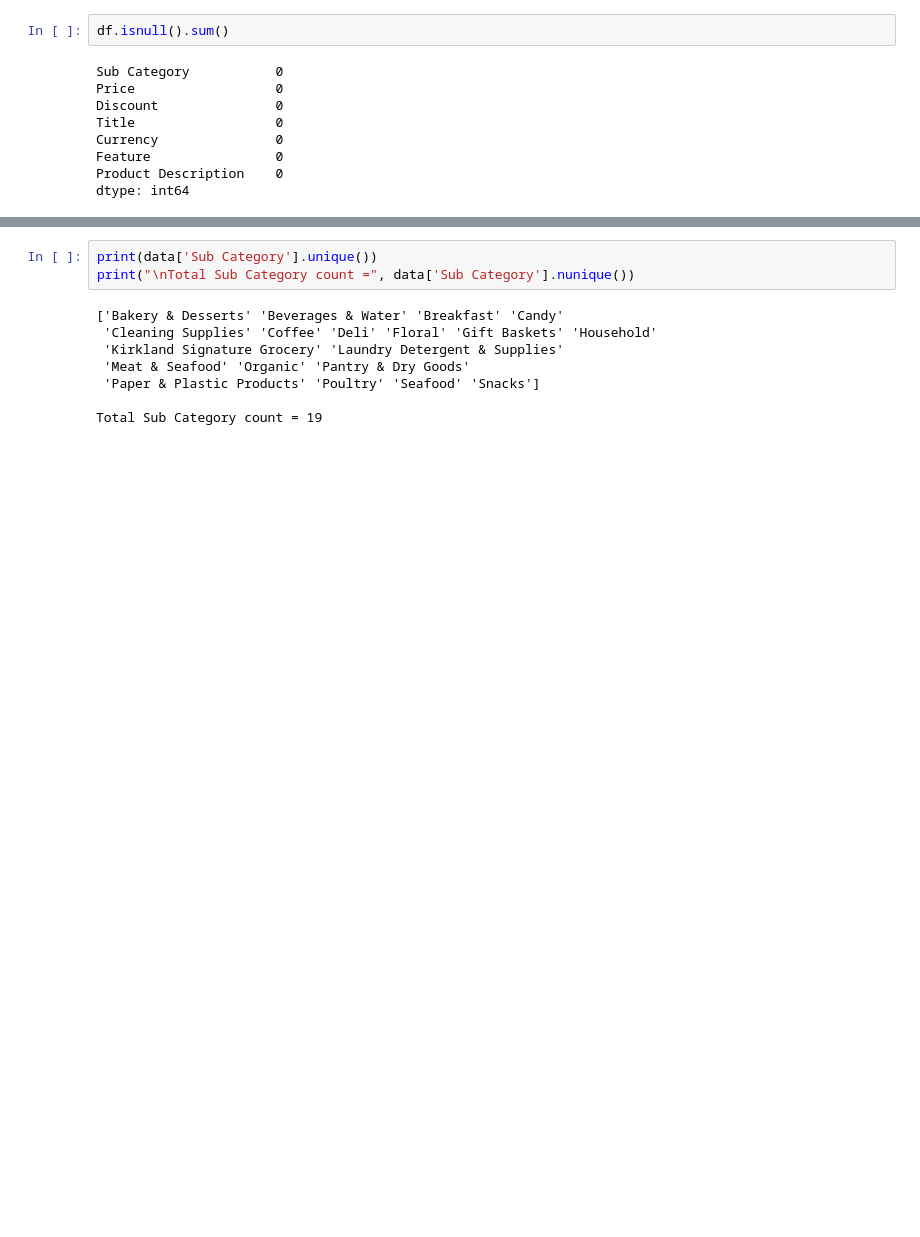
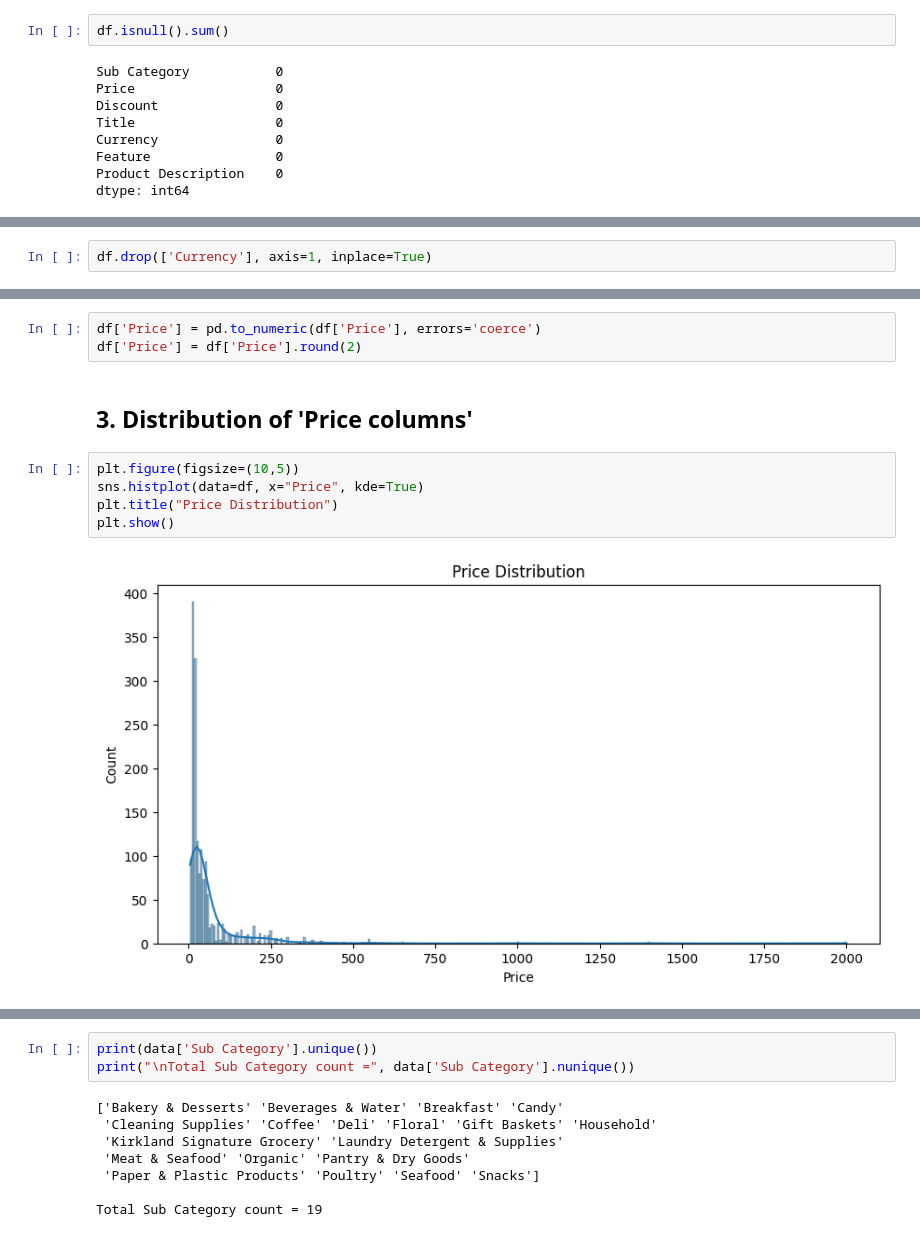
Before and after one commit to VishalDeoPrasad/Grocery-Store-Dataset, a Jupyter notebook: grocery-store-dataset.ipynb, the cells around one changed output, grey strips where cells are left out. Cells and saved outputs as stored; diff of their text form; blank space fills up the shorter version.

```diff
--- a/grocery-store-dataset.ipynb
+++ b/grocery-store-dataset.ipynb
@@ -134,0 +125,2 @@ dtype: int64
+# %%
+df.drop(['Currency'], axis=1, inplace=True)
@@ -134,0 +154,12 @@ dtype: int64
+# %%
+df['Price'] = pd.to_numeric(df['Price'], errors='coerce')
+df['Price'] = df['Price'].round(2)
+# %% [markdown]
+## 3. Distribution of 'Price columns'
+# %%
+plt.figure(figsize=(10,5))
+sns.histplot(data=df, x="Price", kde=True)
+plt.title("Price Distribution")
+plt.show()
+# %% [output]
+[figure, added]
```
Also changed, not shown: parts of 50 cells of this notebook.
